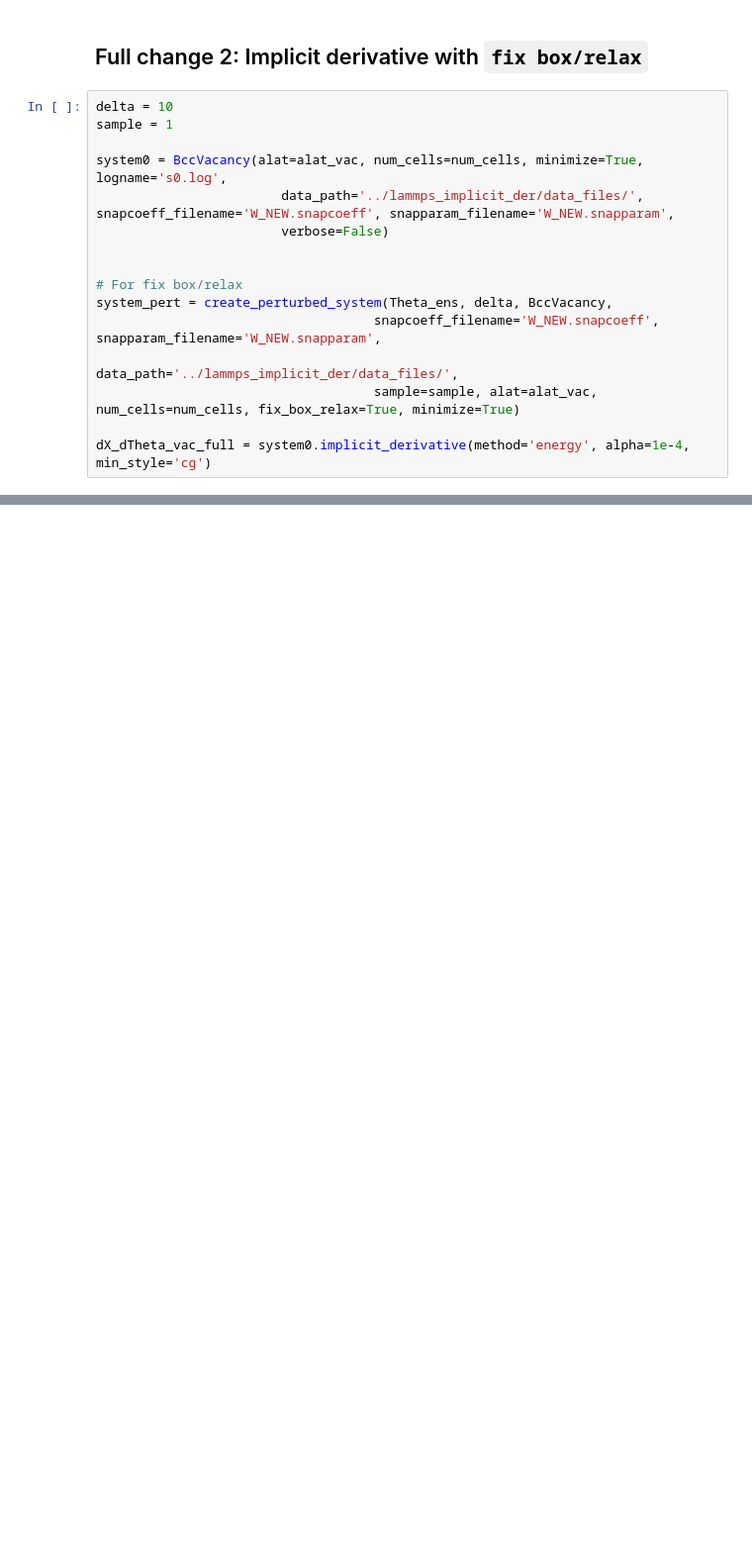
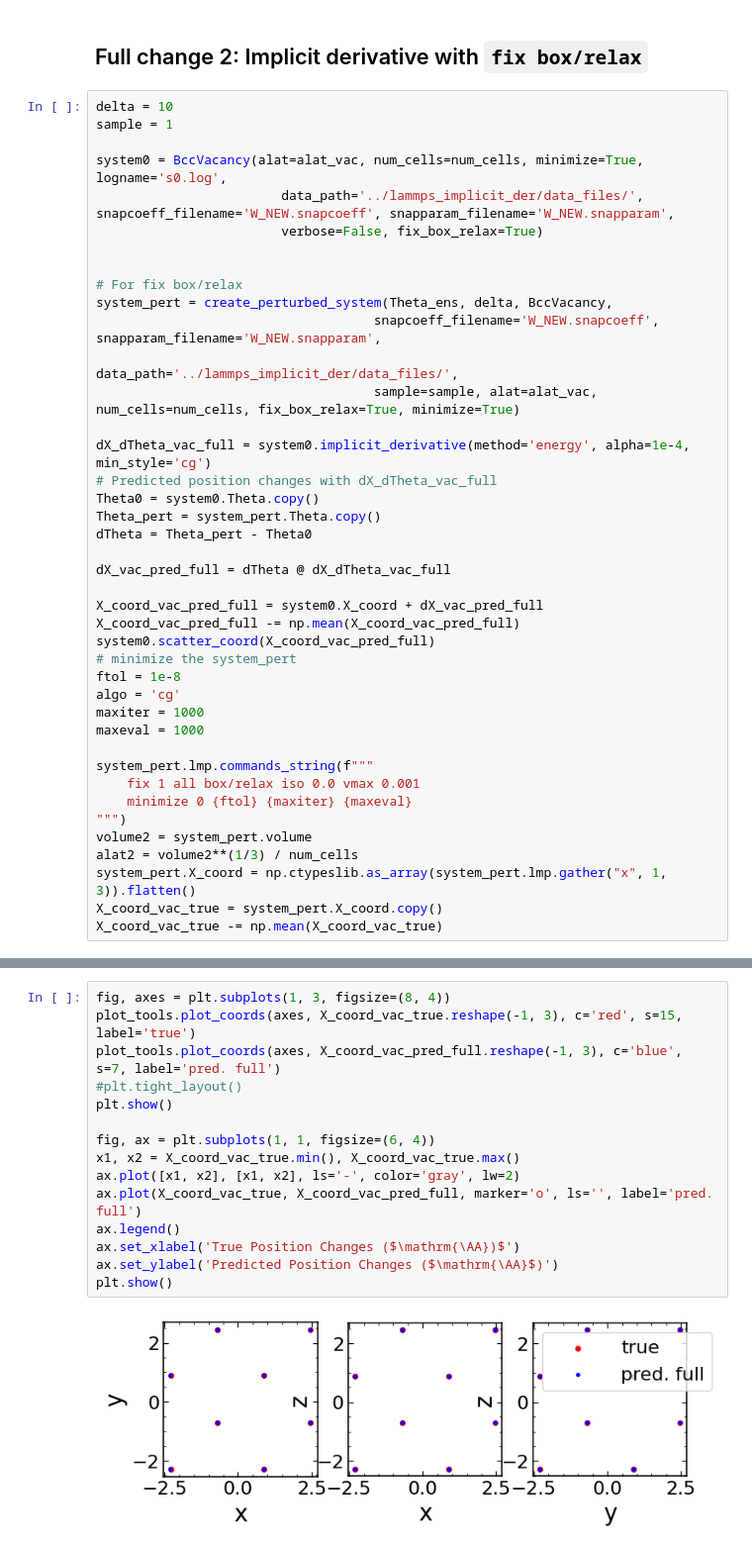
Before and after one commit to marseille-matmol/LammpsImplicitDerivative, a Jupyter notebook: examples/volume_bcc_vacancy.ipynb, the cells around one changed output, grey strips where cells are left out. Shown at 99% size. Saved outputs shown, nothing was run; the diff lists cells and outputs as text; blank space fills up the shorter version.

```diff
--- a/examples/volume_bcc_vacancy.ipynb
+++ b/examples/volume_bcc_vacancy.ipynb
@@ -605,7 +639,7 @@ sample = 1
 
 system0 = BccVacancy(alat=alat_vac, num_cells=num_cells, minimize=True, logname='s0.log',
                         data_path='../lammps_implicit_der/data_files/', snapcoeff_filename='W_NEW.snapcoeff', snapparam_filename='W_NEW.snapparam',
-                        verbose=False)
+                        verbose=False, fix_box_relax=True)
 
 
 # For fix box/relax
@@ -615,3 +649,28 @@ system_pert = create_perturbed_system(Theta_ens, delta, BccVacancy,
                                     sample=sample, alat=alat_vac, num_cells=num_cells, fix_box_relax=True, minimize=True)
 
 dX_dTheta_vac_full = system0.implicit_derivative(method='energy', alpha=1e-4, min_style='cg')
+# Predicted position changes with dX_dTheta_vac_full
+Theta0 = system0.Theta.copy()
+Theta_pert = system_pert.Theta.copy()
+dTheta = Theta_pert - Theta0
+
+dX_vac_pred_full = dTheta @ dX_dTheta_vac_full
+
+X_coord_vac_pred_full = system0.X_coord + dX_vac_pred_full
+X_coord_vac_pred_full -= np.mean(X_coord_vac_pred_full)
+system0.scatter_coord(X_coord_vac_pred_full)
+# minimize the system_pert
+ftol = 1e-8
+algo = 'cg'
+maxiter = 1000
+maxeval = 1000
+
+system_pert.lmp.commands_string(f"""
+    fix 1 all box/relax iso 0.0 vmax 0.001
+    minimize 0 {ftol} {maxiter} {maxeval}
+""")
+volume2 = system_pert.volume
+alat2 = volume2**(1/3) / num_cells
+system_pert.X_coord = np.ctypeslib.as_array(system_pert.lmp.gather("x", 1, 3)).flatten()
+X_coord_vac_true = system_pert.X_coord.copy()
+X_coord_vac_true -= np.mean(X_coord_vac_true)
@@ -643,0 +677,17 @@ X_coord_vac_true -= np.mean(X_coord_vac_true)
+# %%
+fig, axes = plt.subplots(1, 3, figsize=(8, 4))
+plot_tools.plot_coords(axes, X_coord_vac_true.reshape(-1, 3), c='red', s=15, label='true')
+plot_tools.plot_coords(axes, X_coord_vac_pred_full.reshape(-1, 3), c='blue', s=7, label='pred. full')
+#plt.tight_layout()
+plt.show()
+
+fig, ax = plt.subplots(1, 1, figsize=(6, 4))
+x1, x2 = X_coord_vac_true.min(), X_coord_vac_true.max()
+ax.plot([x1, x2], [x1, x2], ls='-', color='gray', lw=2)
+ax.plot(X_coord_vac_true, X_coord_vac_pred_full, marker='o', ls='', label='pred. full')
+ax.legend()
+ax.set_xlabel('True Position Changes ($\mathrm{\AA})$')
+ax.set_ylabel('Predicted Position Changes ($\mathrm{\AA}$)')
+plt.show()
+# %% [output]
+[figure, added]
```
Also changed, not shown: parts of 7 cells of this notebook, 2 other files.
